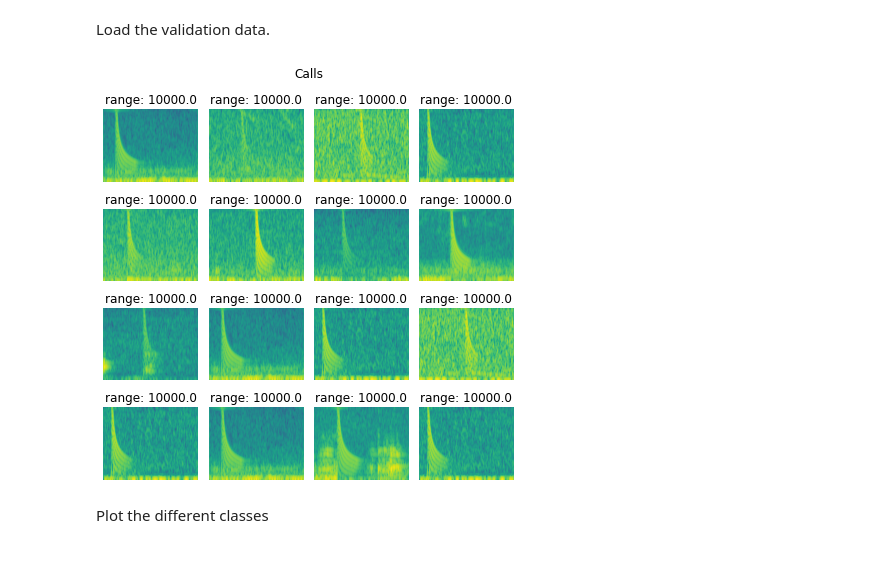
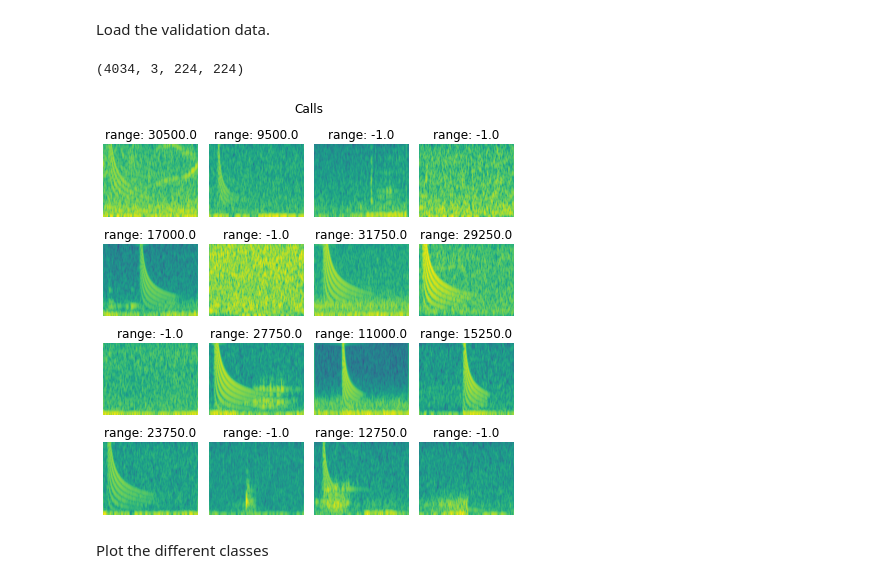
Before and after one commit to whoi-mars/detect_and_range, a Jupyter notebook: create_data.ipynb, the cells around one changed output. Saved outputs shown, nothing was run; the diff lists cells and outputs as text; code cells hidden in the pictures.

```diff
--- a/create_data.ipynb
+++ b/create_data.ipynb
@@ -12,9 +12,9 @@ import numpy as np
 # %%
 data_dir = '/workspace/data/cv_project'
 
-train_data = data_dir + '/grid_data_atten_train.h5'
-val_data = data_dir + '/grid_data_atten_val.h5'
-test_data = data_dir + '/grid_data_atten_test.h5'
+train_data = data_dir + '/grid_data_atten_big_train.h5'
+val_data = data_dir + '/grid_data_atten_big_val.h5'
+test_data = data_dir + '/grid_data_atten_big_test.h5'
 mat_data = data_dir + '/grid_data_atten.mat'
 mat_noise = data_dir + '/noise_only_data_atten.mat'
 # %% [markdown]
@@ -52,7 +52,12 @@ y_20k = y[y[:,0] == 10000]
+# %%
+X.shape
+# %% [output]
+(4034, 3, 224, 224)
 # %%
-plotter.plot_grid(X_20k, y_20k[:,0].squeeze(), label_text="range", title="Calls", dim=(4,4))
+c = 0
+plotter.plot_grid(X[:,[c],:,:], y[:,0].squeeze(), label_text="range", title="Calls", dim=(4,4))
 # %% [output]
-[figure, old version]
+[figure, new version]
 # %% [markdown]
 Plot the different classes
 # %%
```
Also changed, not shown: parts of 5 cells of this notebook.
